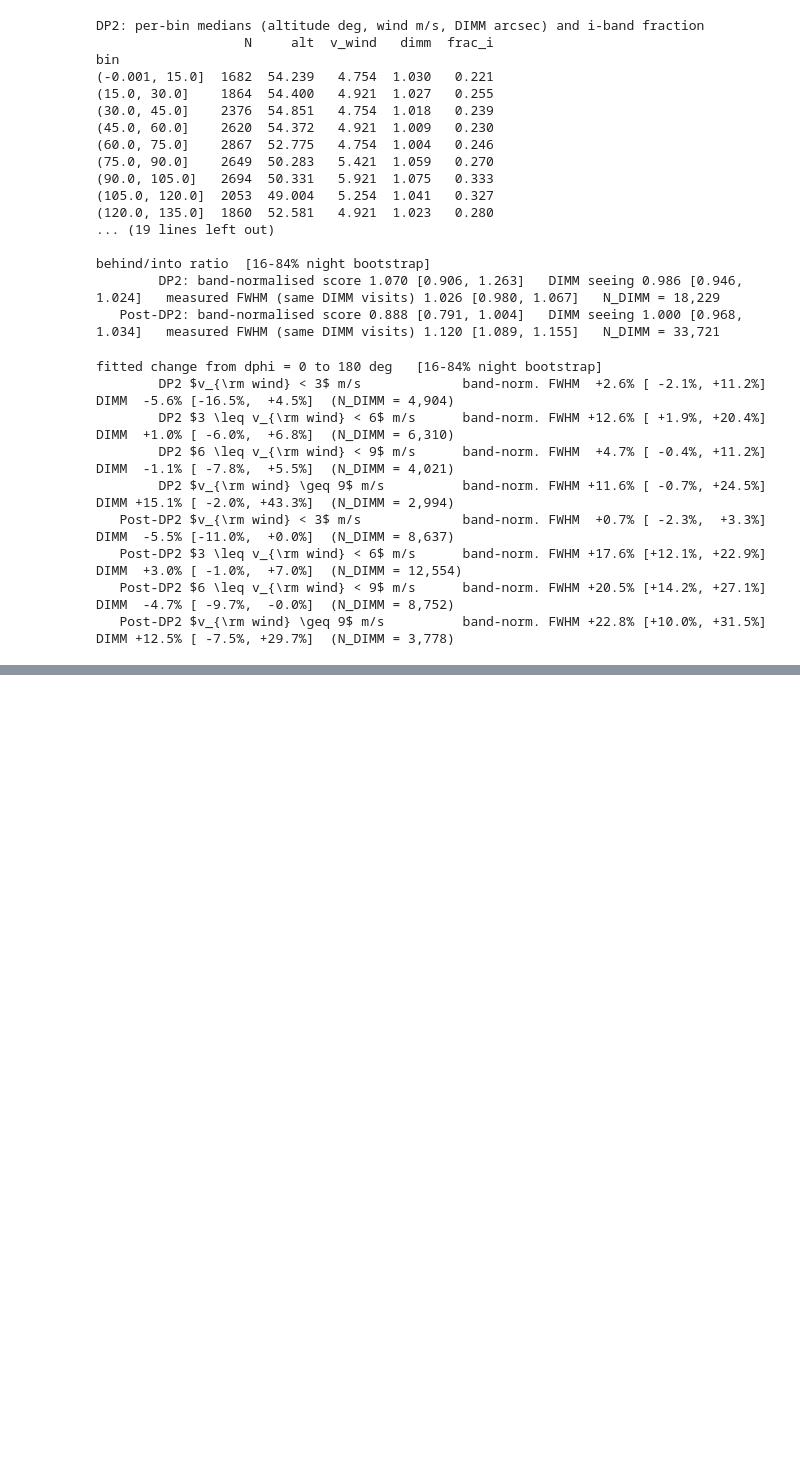
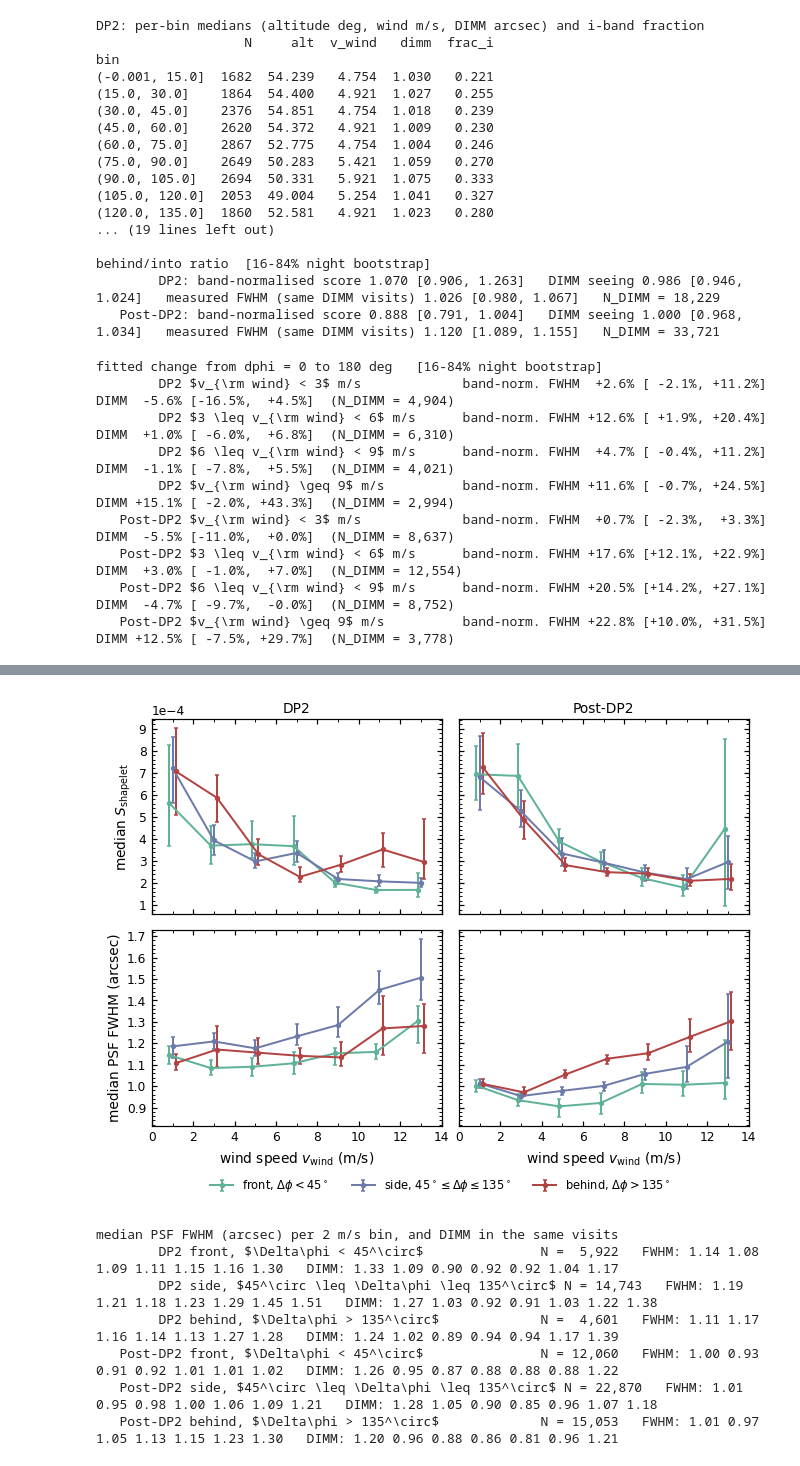
Before and after one commit to ztq1996/shapelet_score_paper, a Jupyter notebook: nb/08_wind_direction.ipynb, the cells around one changed output, grey strips where cells are left out. Drawn from its saved outputs; the diff is of its cells as text; code cells hidden in the pictures; blank space fills up the shorter version.

```diff
--- a/nb/08_wind_direction.ipynb
+++ b/nb/08_wind_direction.ipynb
@@ -462,0 +572,63 @@ fitted change from dphi = 0 to 180 deg   [16-84% night bootstrap]
+# %%
+DIR_CLASSES = [(0, INTO,      r'front, $\Delta\phi < 45^\circ$',              PALETTE[1]),
+               (INTO, BEHIND, r'side, $45^\circ \leq \Delta\phi \leq 135^\circ$', PALETTE[2]),
+               (BEHIND, 181,  r'behind, $\Delta\phi > 135^\circ$',            PALETTE[3])]
+WS_EDGES_COARSE = np.arange(0, 15, 2.0)
+WS_MID_COARSE = 0.5 * (WS_EDGES_COARSE[:-1] + WS_EDGES_COARSE[1:])
+
+wsd = {}
+for epoch, df in data.items():
+    for lo_d, hi_d, lab, _ in DIR_CLASSES:
+        sub = df[(df['dphi'] >= lo_d) & (df['dphi'] <= hi_d) if hi_d == BEHIND
+                 else (df['dphi'] >= lo_d) & (df['dphi'] < hi_d)]
+        wsd[(epoch, lab)] = {col: night_bootstrap(
+            sub, lambda a, col=col: binned_stat(a['wind_speed'], a[col], edges=WS_EDGES_COARSE))
+            for col in ('score', 'fwhm', 'dimm_seeing')} | {'n': len(sub)}
+
+fig, axes = plt.subplots(2, 2, figsize=(7.0, 4.8), sharex=True, sharey='row',
+                         gridspec_kw=dict(hspace=0.08, wspace=0.06))
+for j, epoch in enumerate(EPOCHS):
+    for i, (col, ylab) in enumerate([('score', r'median $S_{\rm shapelet}$'),
+                                     ('fwhm', 'median PSF FWHM (arcsec)')]):
+        ax = axes[i, j]
+        for k, (_, _, lab, c) in enumerate(DIR_CLASSES):
+            est, lo, hi = wsd[(epoch, lab)][col]
+            ax.errorbar(WS_MID_COARSE + (k - 1) * 0.15, est, yerr=[est - lo, hi - est],
+                        fmt='o-', color=c, ms=2.5, lw=1.3, capsize=1.5, label=lab)
+        ax.set_xlim(0, 14)
+        ax.xaxis.set_major_locator(MultipleLocator(2))
+        ax.xaxis.set_minor_locator(MultipleLocator(1))
+        if col == 'score':
+            ax.ticklabel_format(axis='y', style='sci', scilimits=(0, 0))
+            ax.yaxis.set_major_locator(MultipleLocator(1e-4))
+            ax.yaxis.set_minor_locator(MultipleLocator(2e-5))
+        else:
+            ax.yaxis.set_major_locator(MultipleLocator(0.1))
+            ax.yaxis.set_minor_locator(MultipleLocator(0.02))
+        if j == 0:
+            ax.set_ylabel(ylab)
+        if i == 0:
+            ax.set_xlabel(epoch)
+            ax.xaxis.set_label_position('top')
+        else:
+            ax.set_xlabel(r'wind speed $v_{\rm wind}$ (m/s)')
+handles, labels = axes[0, 0].get_legend_handles_labels()
+fig.legend(handles, labels, loc='lower center', ncol=3, frameon=False,
+           bbox_to_anchor=(0.5, -0.04), fontsize=7.5)
+fig.savefig(FIG / 'iq_vs_wind_speed_by_direction.pdf')
+plt.show()
+
+print('median PSF FWHM (arcsec) per 2 m/s bin, and DIMM in the same visits')
+for (epoch, lab), r in wsd.items():
+    print(f'  {epoch:>9} {lab:44s} N = {r["n"]:6,}   FWHM: ' +
+          ' '.join(f'{v:.2f}' for v in r['fwhm'][0]) + '   DIMM: ' +
+          ' '.join(f'{v:.2f}' for v in r['dimm_seeing'][0]))
+# %% [output]
+[figure, added]
+median PSF FWHM (arcsec) per 2 m/s bin, and DIMM in the same visits
+        DP2 front, $\Delta\phi < 45^\circ$               N =  5,922   FWHM: 1.14 1.08 1.09 1.11 1.15 1.16 1.30   DIMM: 1.33 1.09 0.90 0.92 0.92 1.04 1.17
+        DP2 side, $45^\circ \leq \Delta\phi \leq 135^\circ$ N = 14,743   FWHM: 1.19 1.21 1.18 1.23 1.29 1.45 1.51   DIMM: 1.27 1.03 0.92 0.91 1.03 1.22 1.38
+        DP2 behind, $\Delta\phi > 135^\circ$             N =  4,601   FWHM: 1.11 1.17 1.16 1.14 1.13 1.27 1.28   DIMM: 1.24 1.02 0.89 0.94 0.94 1.17 1.39
+   Post-DP2 front, $\Delta\phi < 45^\circ$               N = 12,060   FWHM: 1.00 0.93 0.91 0.92 1.01 1.01 1.02   DIMM: 1.26 0.95 0.87 0.88 0.88 0.88 1.22
+   Post-DP2 side, $45^\circ \leq \Delta\phi \leq 135^\circ$ N = 22,870   FWHM: 1.01 0.95 0.98 1.00 1.06 1.09 1.21   DIMM: 1.28 1.05 0.90 0.85 0.96 1.07 1.18
+   Post-DP2 behind, $\Delta\phi > 135^\circ$             N = 15,053   FWHM: 1.01 0.97 1.05 1.13 1.15 1.23 1.30   DIMM: 1.20 0.96 0.88 0.86 0.81 0.96 1.21
```
Also changed, not shown: parts of 7 cells of this notebook, 4 other files.
